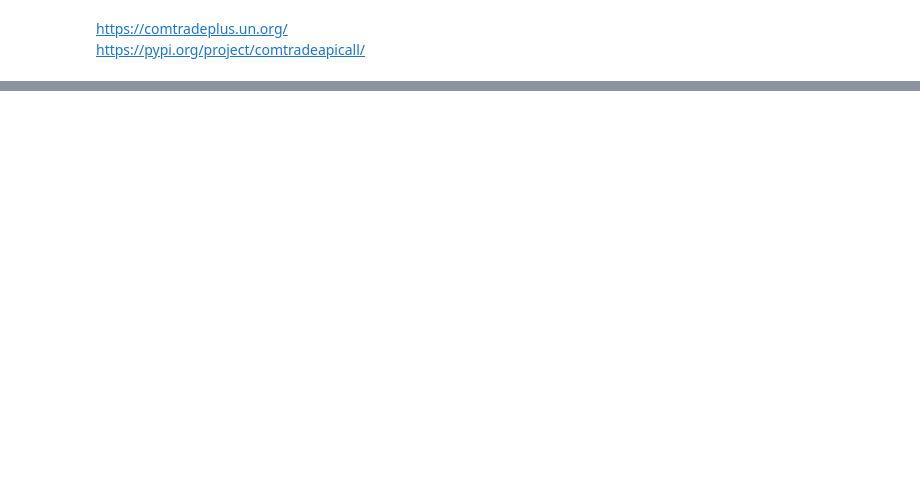
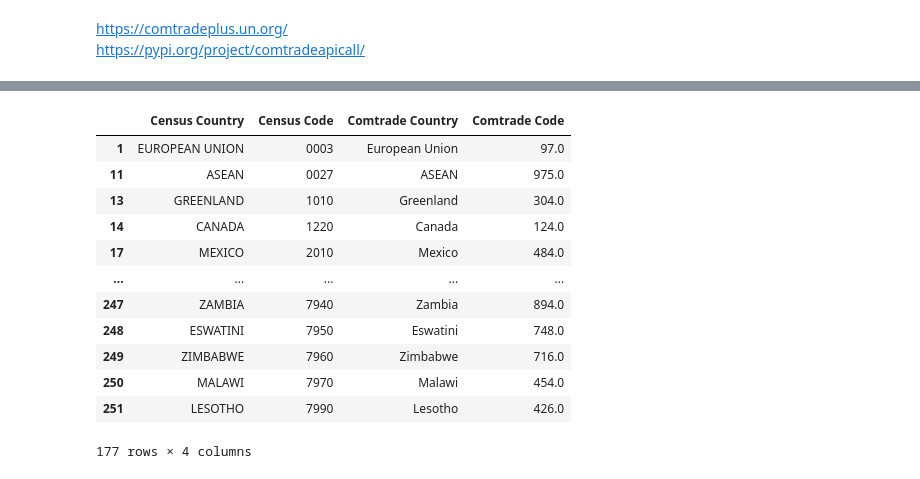
Before and after one commit to kac624/cuny, a Jupyter notebook: D608/story7_KeithC_script.ipynb, the cells around one changed output, grey strips where cells are left out. Saved outputs shown, nothing was run; the diff lists cells and outputs as text; code cells hidden in the pictures; blank space fills up the shorter version.

```diff
--- a/D608/story7_KeithC_script.ipynb
+++ b/D608/story7_KeithC_script.ipynb
@@ -362,0 +220,11 @@ Name: text, Length: 255, dtype: object
+# %%
+url = 'https://api.census.gov/data/timeseries/intltrade/exports/hs'
+params = {
+    'get': 'ALL_VAL_YR,CTY_CODE,CTY_NAME',
+    'YEAR': '2023',
+    'MONTH': '12'
+}
+response = requests.get(url, params=params)
+data = response.json()
+census_df = pd.DataFrame(data[1:], columns = data[0])
+census_df.head()
@@ -362,0 +240,32 @@ Name: text, Length: 255, dtype: object
+# %%
+# Standardizing country names by removing punctuation and converting to lowercase for better matching
+census_df['CTY_NAME_CLEAN'] = census_df['CTY_NAME'].str.replace('[^\w\s]', '', regex=True).str.lower()
+reporter_df['text_CLEAN'] = reporter_df['text'].str.replace('[^\w\s]', '', regex=True).str.lower()
+
+# Merging the datasets based on the cleaned country names
+country_mapping = pd.merge(census_df, reporter_df, left_on='CTY_NAME_CLEAN', right_on='text_CLEAN', how='left')
+
+# Drop unnecessary columns and rename the relevant ones for clarity
+country_mapping = country_mapping[['CTY_NAME', 'CTY_CODE', 'text', 'reporterCode']]
+country_mapping.rename(columns={
+    'CTY_NAME': 'Census Country',
+    'CTY_CODE': 'Census Code',
+    'text': 'Comtrade Country',
+    'reporterCode': 'Comtrade Code'
+}, inplace=True)
+
+country_mapping.dropna(how='any')
+# %% [output]
+|  | Census Country | Census Code | Comtrade Country | Comtrade Code |
+| 1 | EUROPEAN UNION | 0003 | European Union | 97.0 |
+| 11 | ASEAN | 0027 | ASEAN | 975.0 |
+| 13 | GREENLAND | 1010 | Greenland | 304.0 |
+| 14 | CANADA | 1220 | Canada | 124.0 |
+| 17 | MEXICO | 2010 | Mexico | 484.0 |
+| ... | ... | ... | ... | ... |
+| 247 | ZAMBIA | 7940 | Zambia | 894.0 |
+| 248 | ESWATINI | 7950 | Eswatini | 748.0 |
+| 249 | ZIMBABWE | 7960 | Zimbabwe | 716.0 |
+| 250 | MALAWI | 7970 | Malawi | 454.0 |
+| 251 | LESOTHO | 7990 | Lesotho | 426.0 |
+177 rows × 4 columns
```
Also changed, not shown: parts of 33 cells of this notebook, 1 other file.
